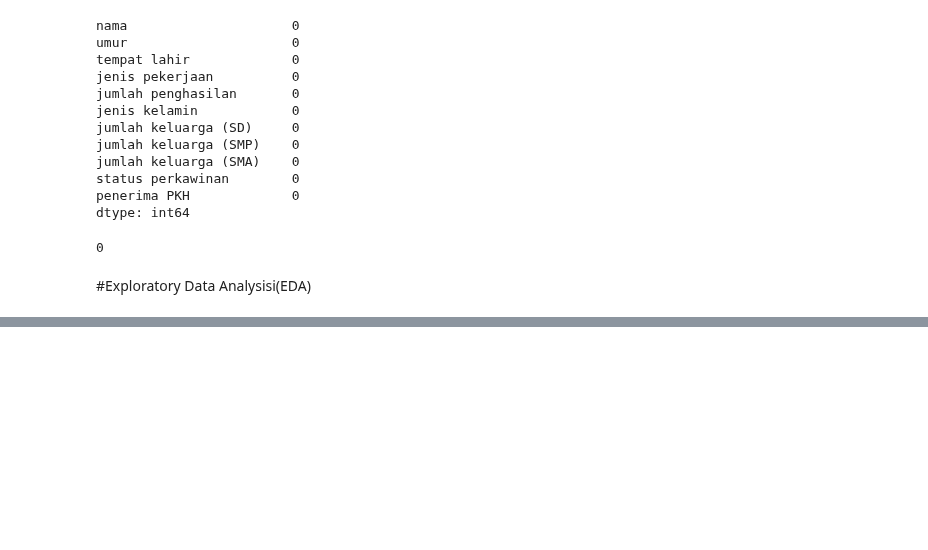
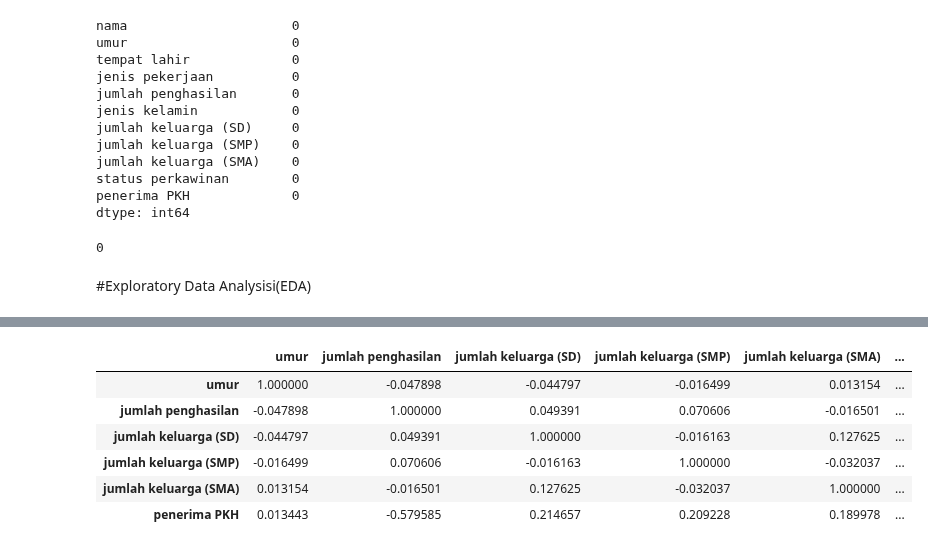
Before and after one commit to Rizki-132/Allmateri, a Jupyter notebook: Klasifikasi_program_PKH.ipynb, the cells around one changed output, grey strips where cells are left out. Drawn from its saved outputs; the diff is of its cells as text; code cells hidden in the pictures; blank space fills up the shorter version.

```diff
--- a/Klasifikasi_program_PKH.ipynb
+++ b/Klasifikasi_program_PKH.ipynb
@@ -114,0 +136,13 @@ plt.gca().spines[['top', 'right',]].set_visible(False)
+# %%
+#untuk menperbaiki data yang tidak bisa di korelasi
+numeric_data = data.select_dtypes(include=[float, int])
+correlation_matrix = numeric_data.corr()
+correlation_matrix
+# %% [output]
+|  | umur | jumlah penghasilan | jumlah keluarga (SD) | jumlah keluarga (SMP) | jumlah keluarga (SMA) | ... |
+| umur | 1.000000 | -0.047898 | -0.044797 | -0.016499 | 0.013154 | ... |
+| jumlah penghasilan | -0.047898 | 1.000000 | 0.049391 | 0.070606 | -0.016501 | ... |
+| jumlah keluarga (SD) | -0.044797 | 0.049391 | 1.000000 | -0.016163 | 0.127625 | ... |
+| jumlah keluarga (SMP) | -0.016499 | 0.070606 | -0.016163 | 1.000000 | -0.032037 | ... |
+| jumlah keluarga (SMA) | 0.013154 | -0.016501 | 0.127625 | -0.032037 | 1.000000 | ... |
+| penerima PKH | 0.013443 | -0.579585 | 0.214657 | 0.209228 | 0.189978 | ... |
```
Also changed, not shown: parts of 4 cells of this notebook.
